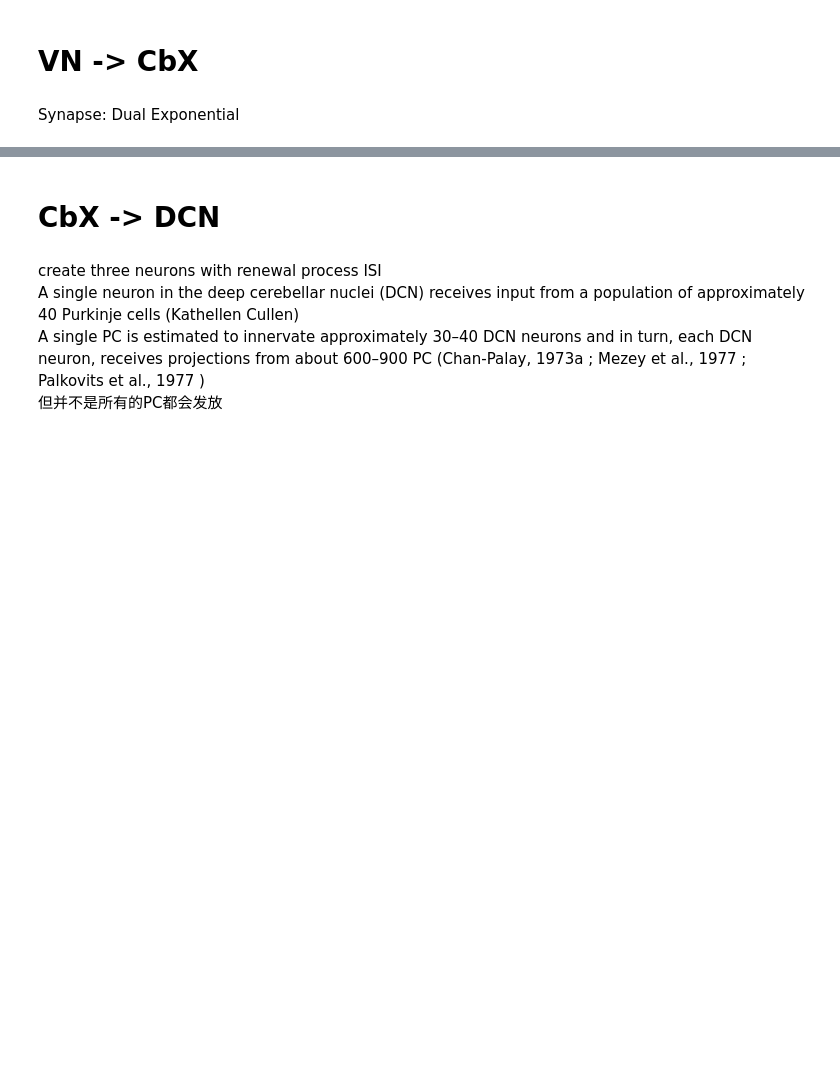
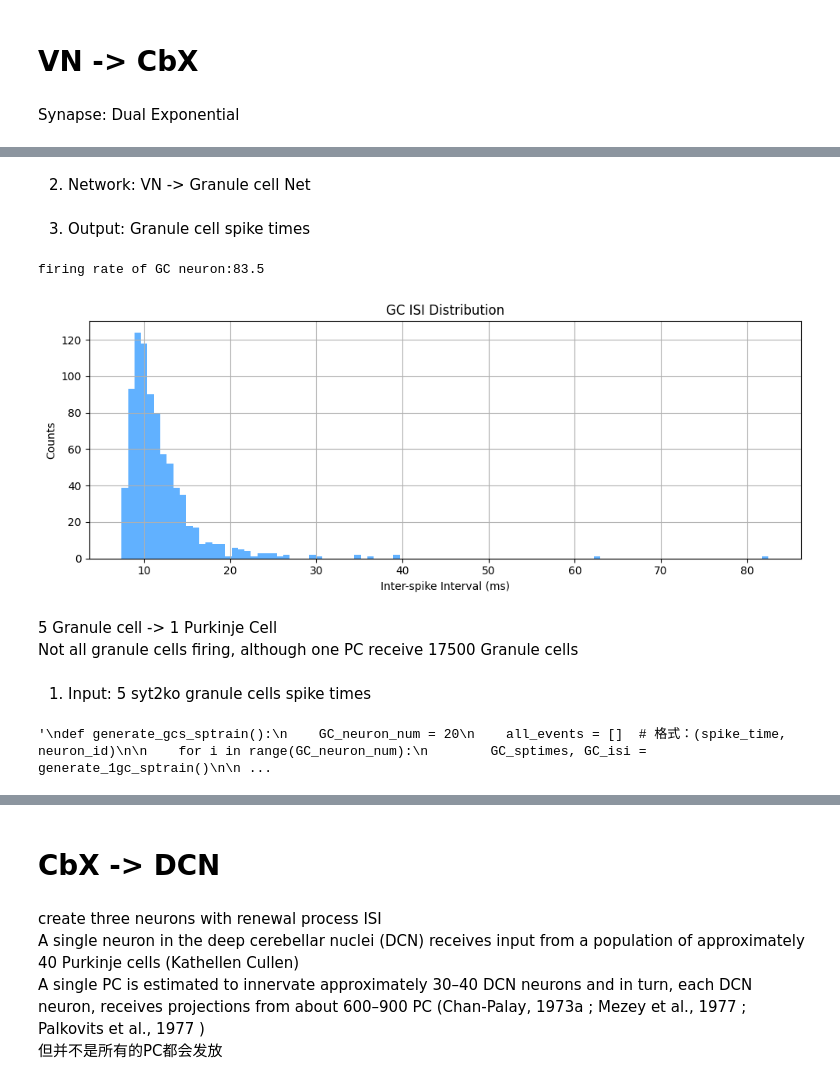
Before and after one commit to logic-uni/ET_data_analysis, a Jupyter notebook: Modeling/VN_CbX_DCN_brainpy.ipynb, the cells around one changed output, grey strips where cells are left out. Drawn from its saved outputs; the diff is of its cells as text; code cells hidden in the pictures; blank space fills up the shorter version.

Commit message:
modified:   Basic_analysis/rasterplot_behav_NP2.py 	modified:   Modeling/VN_CbX_DCN_brainpy.ipynb 	modified:   Stochastic_Process/ISI_distribution_NP2.py

```diff
--- a/Modeling/VN_CbX_DCN_brainpy.ipynb
+++ b/Modeling/VN_CbX_DCN_brainpy.ipynb
@@ -73,8 +103,7 @@ The alpha function is retrieved in the limit when both time constants are equal.
 # %% [markdown]
 # VN -> CbX
 # %%
-duration = 0.5 # unit s
-fr = 5
+duration = 10 # unit s
 # %% [markdown]
 Synapse: Dual Exponential
 # %%
@@ -187,0 +204,2 @@ Syt2KO VN -> CbX Excitatory
+# %% [markdown]
+2. Network: VN -> Granule cell Net
@@ -188,10 +243,13 @@ Syt2KO VN -> CbX Excitatory
+# %% [markdown]
+3. Output: Granule cell spike times
 # %%
-VN_sptimes, VN_isi = Poisson_sptrain()  # input_sptimes unit ms
-CbX_PostV = run_a_net_plot(VN_CbX_Net(sptimes = VN_sptimes, E=0.))  # Excitatory DualExpon synapse model
-CbX_PostV_value = CbX_PostV.value  # 获取 Array 对象
-CbX_PostV_flat = CbX_PostV_value.flatten()  # 平铺成一维数组
-np.set_printoptions(threshold=np.inf)
+def generate_1gc_sptrain():
+    #VNs_times, VNs_cluster = generate_VNs_sptrain(VN_neuron_num = 2,fr = 15) #假设 4个granule cell有两个来自VN，发放率30
+    GC_PostV = run_a_net(VN_Gc_Net(E=0.))  # Excitatory DualExpon synapse model
+    GC_PostV_value = GC_PostV.value.flatten()  # 获取 Array 对象
+    GC_sptimes = find_trig_spike_time(GC_PostV_value)  # unit ms
+    GC_isi = np.diff(GC_sptimes)
+    return GC_sptimes, GC_isi
 
-CbX_sptimes = find_trig_spike_time(CbX_PostV_flat)  # unit ms
-CbX_isi = np.diff(CbX_sptimes)
+GC_sptimes, GC_isi = generate_1gc_sptrain()
 # %%
@@ -205,3 +257,56 @@ plt.savefig('/home/zhangyuhao/Desktop/Result/ET/Modeling/Raster.png', transparen
 # %%
-plot_isi(VN_isi,'input',100)
-plot_isi(CbX_isi,'output',100)  #尽量让这个分布密度密一些，峰值更大一些，峰更靠右一些
+print(f"firing rate of GC neuron:{len(GC_sptimes)/duration}")
+plot_isi(GC_isi,'GC',100)  #尽量让这个分布密度密一些，峰值更大一些，峰更靠右一些
+# %% [output]
+firing rate of GC neuron:83.5
+[figure, added]
+# %% [markdown]
+5 Granule cell -> 1 Purkinje Cell<br>  Not all granule cells firing, although one PC receive 17500 Granule cells
+# %% [markdown]
+1. Input: 5 syt2ko granule cells spike times
+# %%
+# Because Granule cell layer are so big, with the Syt2KO, they are more likely to synchrous to generate volley.
+# There's no need to simulate 175,000 granule cells, just use one GC adding some jitter copying 20 GCs
+
+def generate_gcs_sptrain():
+    GC_neuron_num = 20
+    jitter_window = 5  # ms
+
+    all_events = []  # 格式：(spike_time, neuron_id)
+    for i in range(GC_neuron_num):
+        # 对于每个神经元，在每个 gamma spike 时间 t 加入一个 [0,10]ms 的 jitter
+        jittered_spike_times = GC_sptimes + np.random.uniform(0, jitter_window, size=GC_sptimes.shape)
+        # 为当前神经元的每个发放时间添加事件
+        for t in jittered_spike_times:
+            all_events.append((t, i))  # 记录(时间, 神经元ID)
+
+    # 按发放时间排序
+    all_events.sort(key=lambda x: x[0])  # 根据spike_time排序
+
+    # 提取排序后的发放时间和对应神经元ID
+    GCs_spike_times = [event[0] for event in all_events]
+    GCs_spike_cluster = [event[1] for event in all_events]
+    return GCs_spike_times,GCs_spike_cluster
+
+'''
+def generate_gcs_sptrain():
+    GC_neuron_num = 20
+    all_events = []  # 格式：(spike_time, neuron_id)
+
+    for i in range(GC_neuron_num):
+        GC_sptimes, GC_isi = generate_1gc_sptrain()
+
+        # 为当前神经元的每个发放时间添加事件
+        for t in GC_sptimes:
+            all_events.append((t, i))  # 记录(时间, 神经元ID)
+
+    # 按发放时间排序
+    all_events.sort(key=lambda x: x[0])  # 根据spike_time排序
+
+    # 提取排序后的发放时间和对应神经元ID
+    GCs_spike_times = [event[0] for event in all_events]
+    GCs_spike_cluster = [event[1] for event in all_events]
+    return GCs_spike_times,GCs_spike_cluster
+'''
+# %% [output]
+'\ndef generate_gcs_sptrain():\n    GC_neuron_num = 20\n    all_events = []  # 格式：(spike_time, neuron_id)\n\n    for i in range(GC_neuron_num):\n        GC_sptimes, GC_isi = generate_1gc_sptrain()\n\n ...
```
Also changed, not shown: parts of 41 cells of this notebook, 2 other files.
